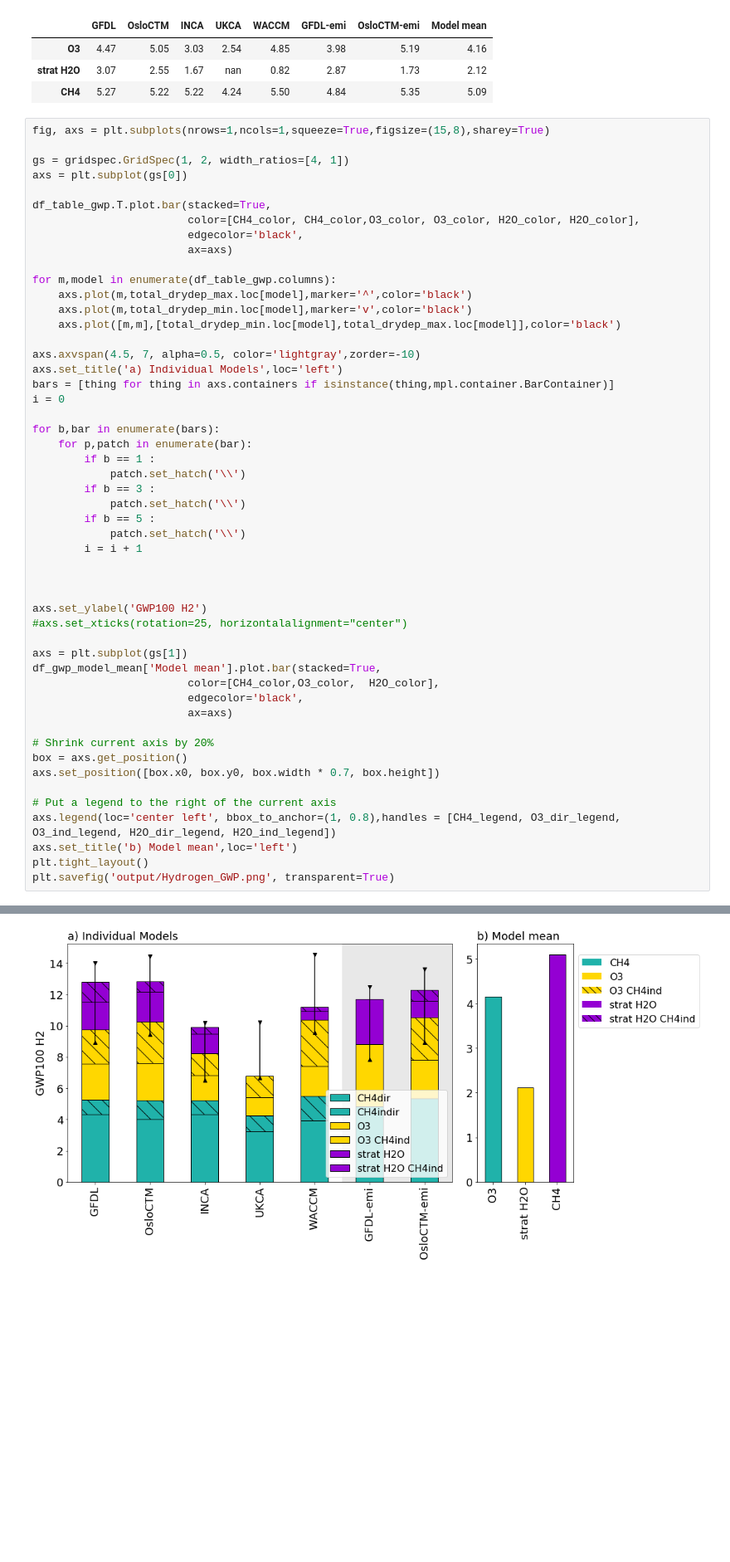
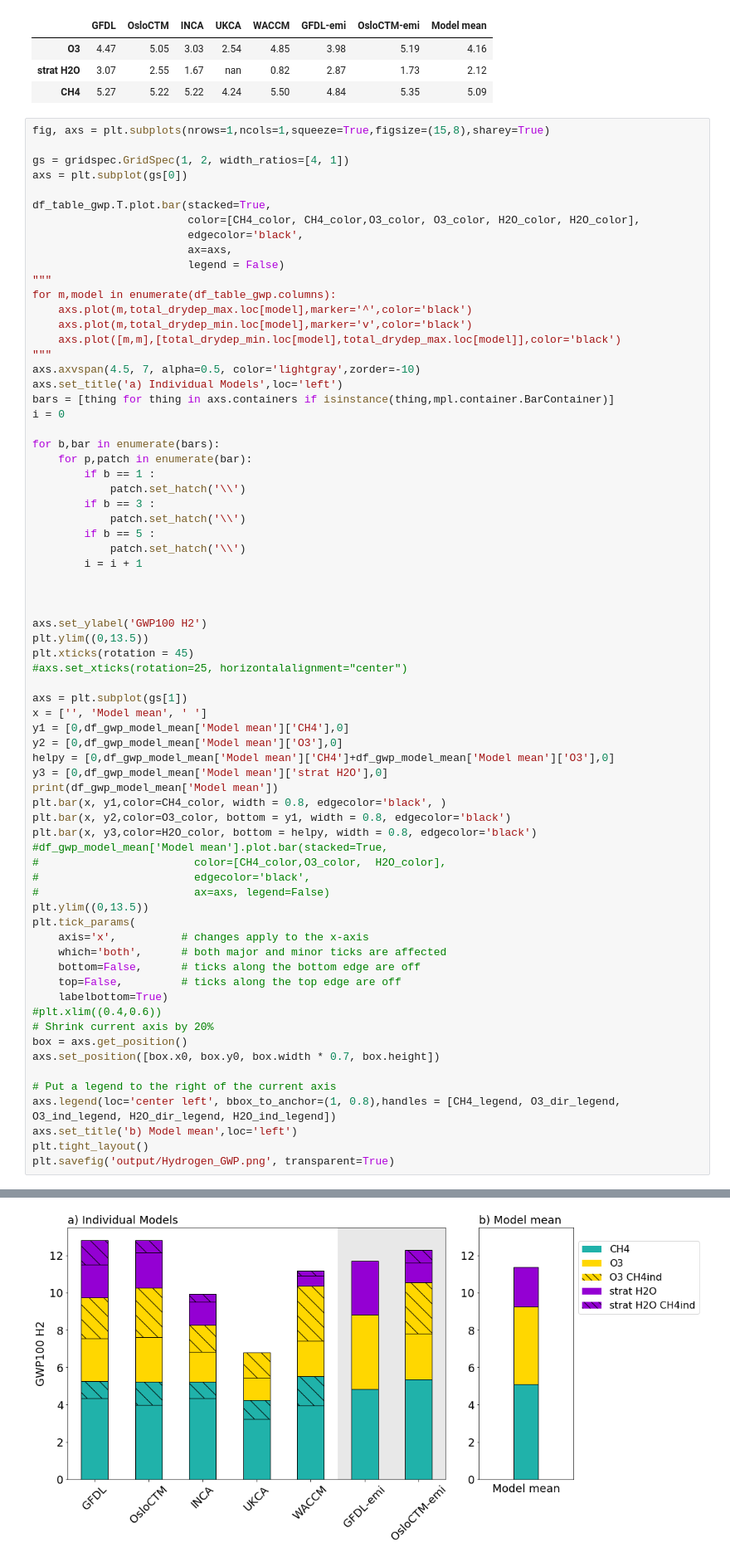
Before and after one commit to ciceroOslo/Hydrogen_GWP, a Jupyter notebook: hydrogen_figures.ipynb, the cells around one changed output, grey strips where cells are left out. Shown at 83% size. Cells and saved outputs as stored; diff of their text form; blank space fills up the shorter version.

Commit message:
figure tweaks

```diff
--- a/hydrogen_figures.ipynb
+++ b/hydrogen_figures.ipynb
@@ -126,13 +126,14 @@ axs = plt.subplot(gs[0])
 df_table_gwp.T.plot.bar(stacked=True,
                         color=[CH4_color, CH4_color,O3_color, O3_color, H2O_color, H2O_color],
                         edgecolor='black',
-                        ax=axs)
-
+                        ax=axs,
+                        legend = False)
+"""
 for m,model in enumerate(df_table_gwp.columns):
     axs.plot(m,total_drydep_max.loc[model],marker='^',color='black')
     axs.plot(m,total_drydep_min.loc[model],marker='v',color='black')
     axs.plot([m,m],[total_drydep_min.loc[model],total_drydep_max.loc[model]],color='black')
-
+"""
 axs.axvspan(4.5, 7, alpha=0.5, color='lightgray',zorder=-10)
 axs.set_title('a) Individual Models',loc='left')
 bars = [thing for thing in axs.containers if isinstance(thing,mpl.container.BarContainer)]
@@ -151,14 +152,32 @@ for b,bar in enumerate(bars):
 
 
 axs.set_ylabel('GWP100 H2')
+plt.ylim((0,13.5))
+plt.xticks(rotation = 45)
 #axs.set_xticks(rotation=25, horizontalalignment="center")
 
 axs = plt.subplot(gs[1])
-df_gwp_model_mean['Model mean'].plot.bar(stacked=True,
-                        color=[CH4_color,O3_color,  H2O_color],
-                        edgecolor='black',
-                        ax=axs)
-
+x = ['', 'Model mean', ' ']
+y1 = [0,df_gwp_model_mean['Model mean']['CH4'],0]
+y2 = [0,df_gwp_model_mean['Model mean']['O3'],0]
+helpy = [0,df_gwp_model_mean['Model mean']['CH4']+df_gwp_model_mean['Model mean']['O3'],0]
+y3 = [0,df_gwp_model_mean['Model mean']['strat H2O'],0]
+print(df_gwp_model_mean['Model mean'])
+plt.bar(x, y1,color=CH4_color, width = 0.8, edgecolor='black', )
+plt.bar(x, y2,color=O3_color, bottom = y1, width = 0.8, edgecolor='black')
+plt.bar(x, y3,color=H2O_color, bottom = helpy, width = 0.8, edgecolor='black')
+#df_gwp_model_mean['Model mean'].plot.bar(stacked=True,
+#                        color=[CH4_color,O3_color,  H2O_color],
+#                        edgecolor='black',
+#                        ax=axs, legend=False)
+plt.ylim((0,13.5))
+plt.tick_params(
+    axis='x',          # changes apply to the x-axis
+    which='both',      # both major and minor ticks are affected
+    bottom=False,      # ticks along the bottom edge are off
+    top=False,         # ticks along the top edge are off
+    labelbottom=True)
+#plt.xlim((0.4,0.6))
 # Shrink current axis by 20%
 box = axs.get_position()
 axs.set_position([box.x0, box.y0, box.width * 0.7, box.height])
@@ -172,4 +195,4 @@ plt.savefig('output/Hydrogen_GWP.png', transparent=True)
-[figure, old version]
+[figure, new version]
 # %% [markdown]
 ## Methane GWP
 The same exercise is repeated for methane GWP, including also feedbacks through hydrogen. Here we include the AR6 values for methane GWP for comparison.
```
Also changed, not shown: parts of 1 cell of this notebook.
